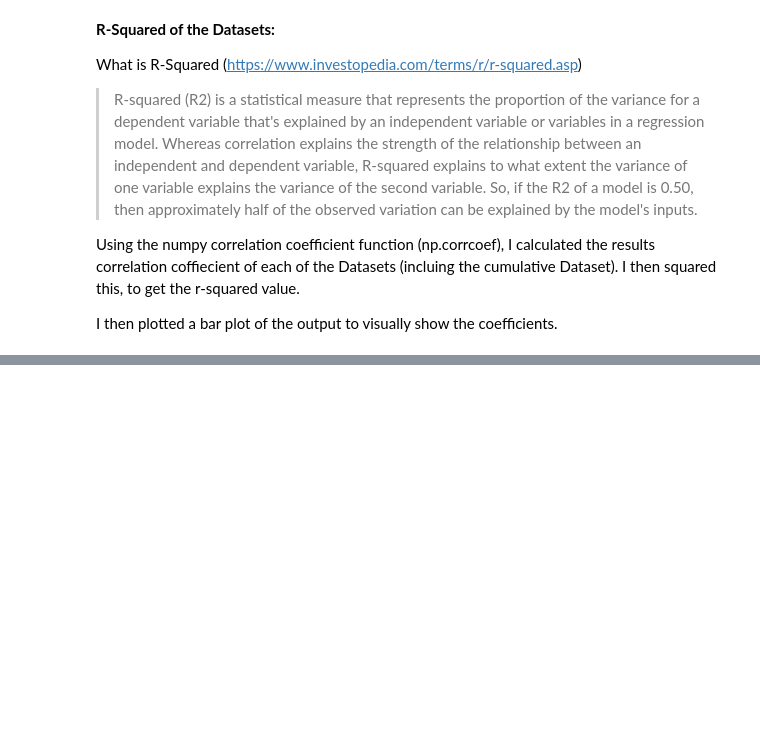
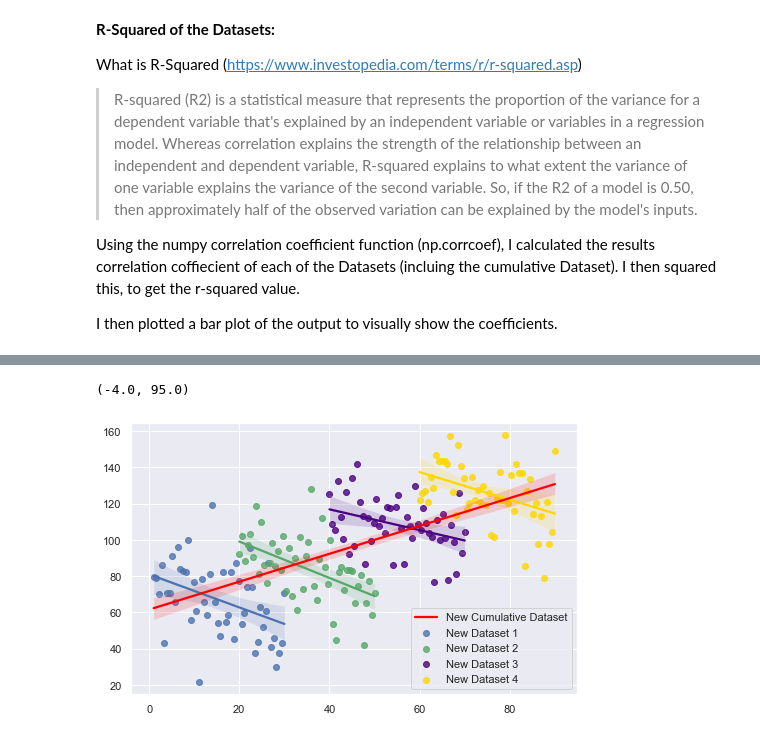
Before and after one commit to dssheldon/foda-tasks-sds, a Jupyter notebook: FoDA - Tasks 2020.ipynb, the cells around one changed output, grey strips where cells are left out. Cells and saved outputs as stored; diff of their text form; code cells hidden in the pictures; blank space fills up the shorter version.

Commit message:
Analysed the R-squared values for the dataset plotted the impact of adding more noise to the individual datasets

```diff
--- a/FoDA - Tasks 2020.ipynb
+++ b/FoDA - Tasks 2020.ipynb
@@ -714,0 +723,23 @@ plt.show()
+# %%
+# Re-plotting the above datsets to add in increase noise, in order to see the impact on the plots and the r-squared values
+# NOTE: The main code block needs to be run above before running this code block
+
+y1_new = (m * x1 + c1) + np.random.default_rng().normal(1,15, len(x1))
+y2_new = (m * x2 + c2) + np.random.default_rng().normal(1,15, len(x2))
+y3_new = (m * x3 + c3) + np.random.default_rng().normal(1,15, len(x3))
+y4_new = (m * x4 + c4) + np.random.default_rng().normal(1,15, len(x4))
+
+x_cum = np.concatenate((x1, x2,  x3,  x4))
+y_cum_new = np.concatenate((y1_new,  y2_new,  y3_new,  y4_new))
+
+sns.regplot(x1, y1_new, color='b', label='New Dataset 1')
+sns.regplot(x2, y2_new, color='g', label='New Dataset 2')
+sns.regplot(x3, y3_new, color='indigo', label='New Dataset 3')
+sns.regplot(x4, y4_new, color='gold', label='New Dataset 4')
+
+sns.regplot(x_cum, y_cum_new, color='red', label='New Cumulative Dataset', scatter=False)
+plt.legend()
+plt.xlim((min(x1)-5), (max(x4)+5))
+# %% [output]
+(-4.0, 95.0)
+[figure, added]
```
Also changed, not shown: parts of 6 cells of this notebook.
